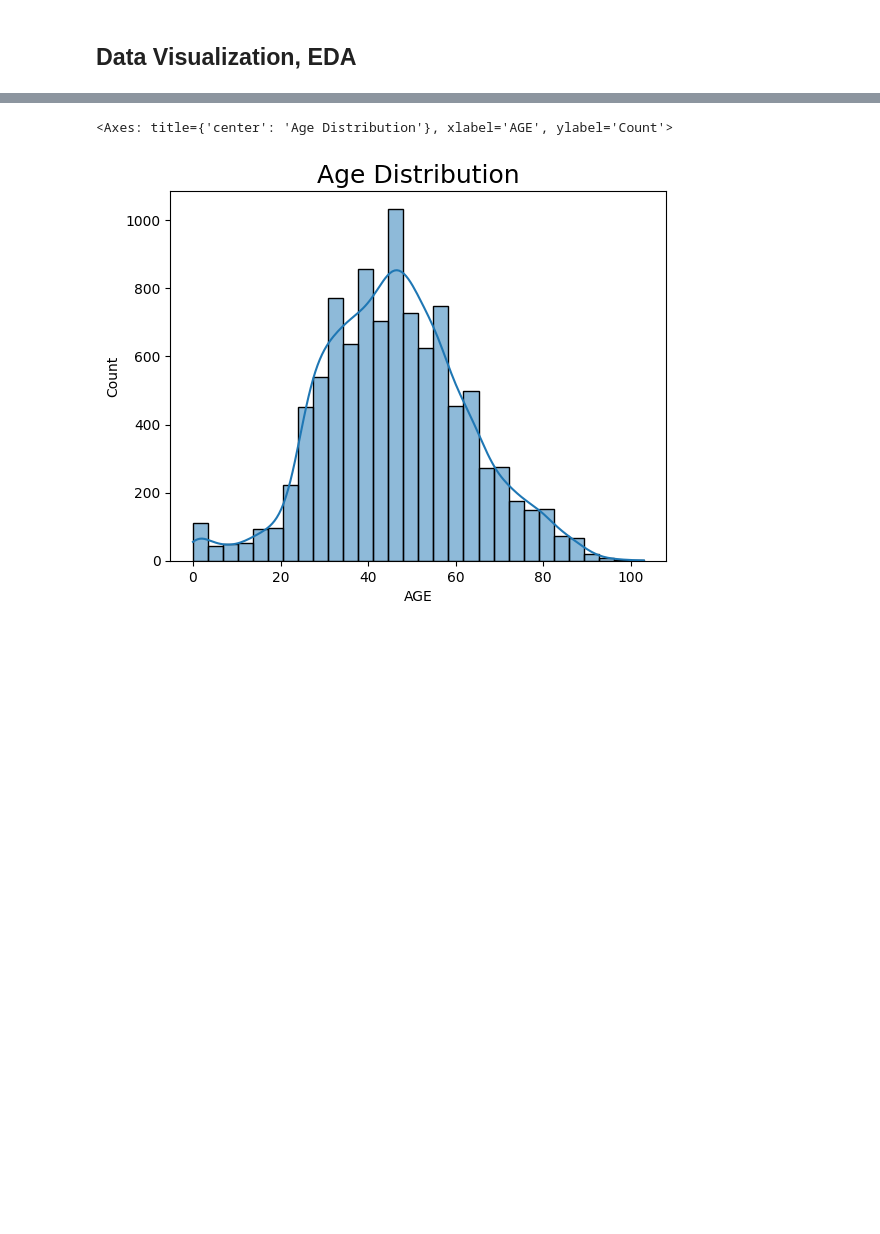
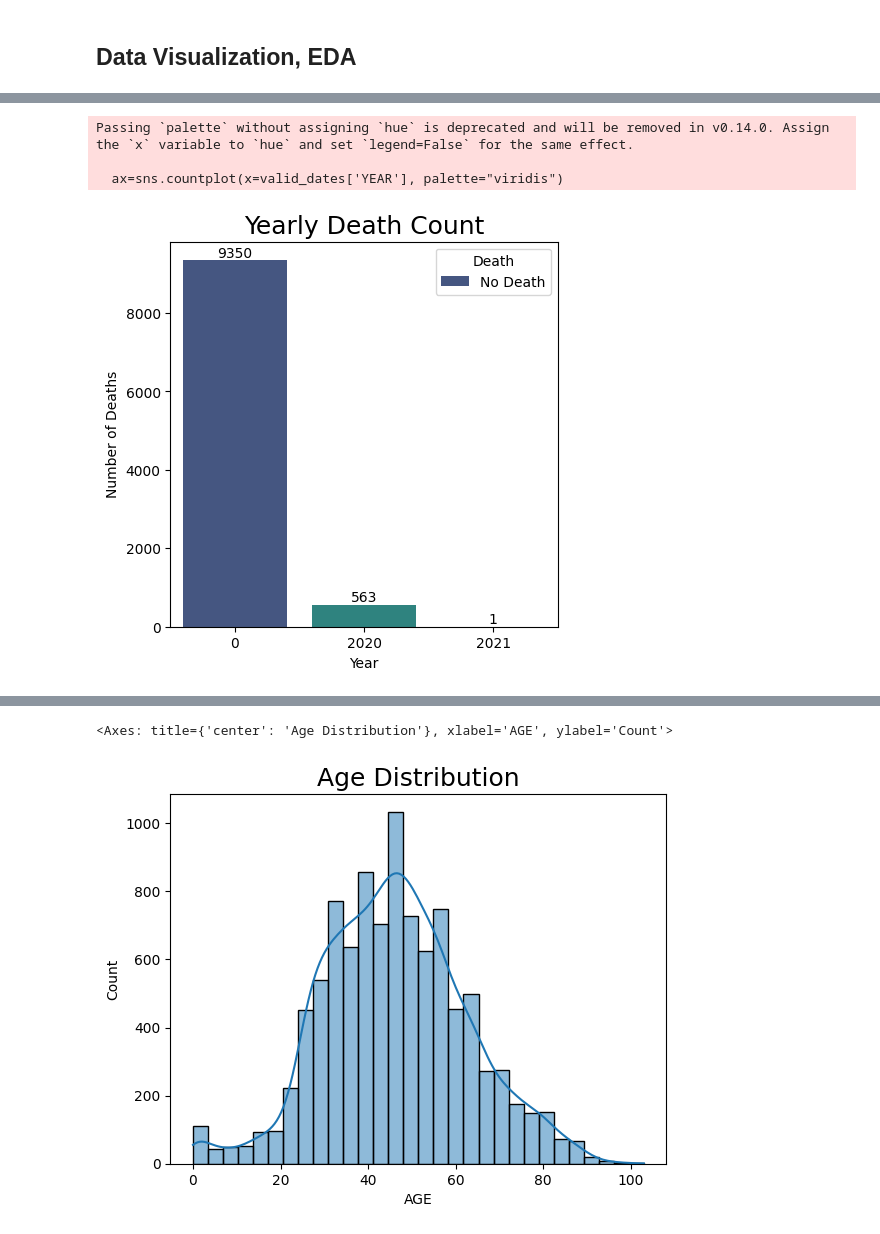
Before and after one commit to SobiaNoorAI/Covid-19-ML-Prediction, a Jupyter notebook: Death Prediction.ipynb, the cells around one changed output, grey strips where cells are left out. Drawn from its saved outputs; the diff is of its cells as text; code cells hidden in the pictures; blank space fills up the shorter version.

```diff
--- a/Death Prediction.ipynb
+++ b/Death Prediction.ipynb
@@ -463,0 +559,19 @@ DEATH                =>       0.00%
+# %%
+# Count the number of deaths per year
+#yearly_deaths = valid_dates['YEAR'].value_counts().sort_index()
+
+# Plot the graph
+plt.figure(figsize=(5,5))
+ax=sns.countplot(x=valid_dates['YEAR'], palette="viridis")
+for container in ax.containers:
+    ax.bar_label(container)
+plt.title("Yearly Death Count", fontsize=18)
+plt.xlabel("Year")
+plt.ylabel("Number of Deaths")
+plt.legend(title='Death', loc='upper right', labels=['No Death'])
+plt.show()
+# %% [output]
+Passing `palette` without assigning `hue` is deprecated and will be removed in v0.14.0. Assign the `x` variable to `hue` and set `legend=False` for the same effect.
+
+  ax=sns.countplot(x=valid_dates['YEAR'], palette="viridis")
+[figure, added]
```
Also changed, not shown: parts of 41 cells of this notebook.
